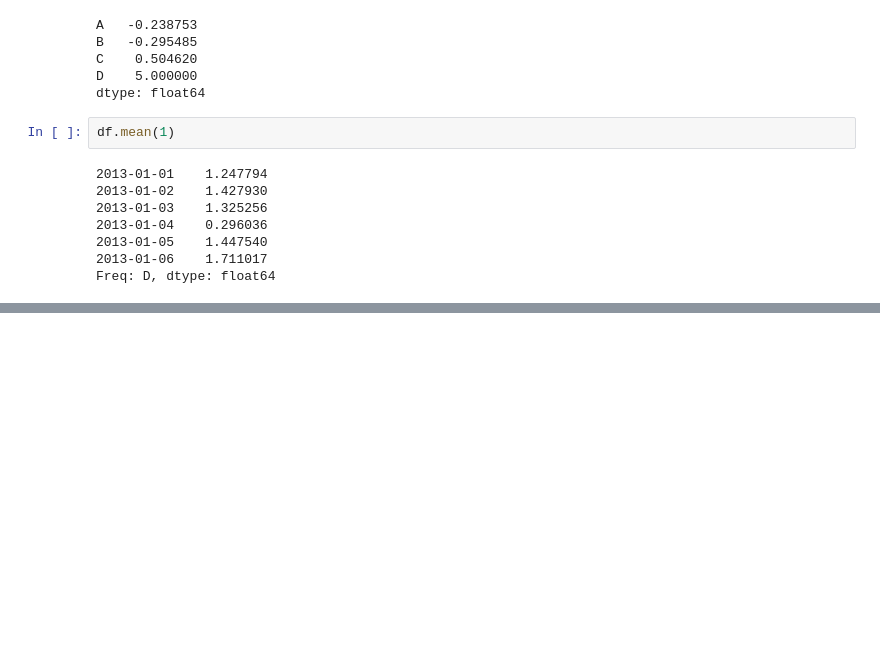
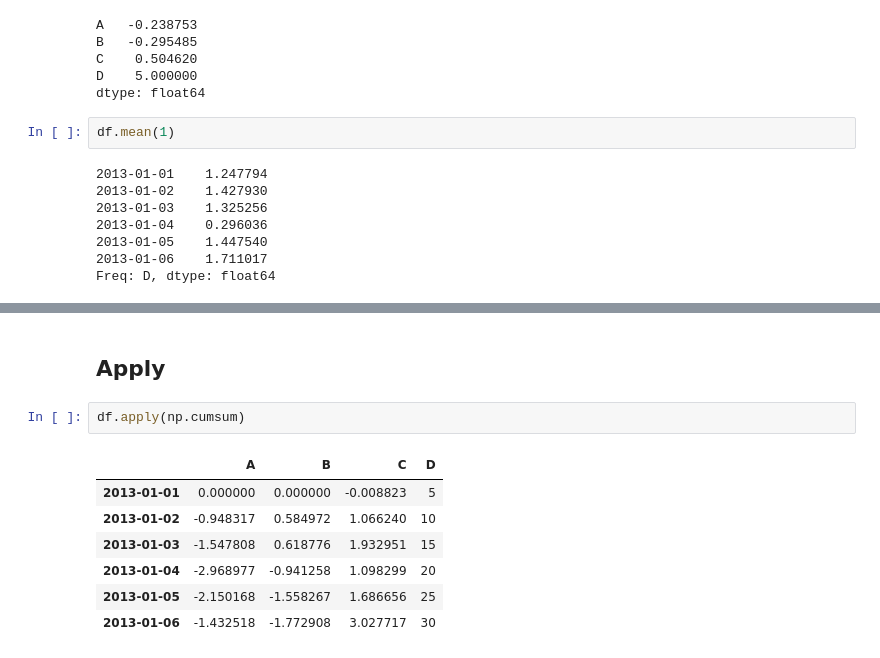
Before and after one commit to heemokyim/dsschool-study-notebook, a Jupyter notebook: 2nd-week-titanic/10min_pandas.ipynb, the cells around one changed output, grey strips where cells are left out. Drawn from its saved outputs; the diff is of its cells as text; blank space fills up the shorter version.

```diff
--- a/2nd-week-titanic/10min_pandas.ipynb
+++ b/2nd-week-titanic/10min_pandas.ipynb
@@ -387,0 +399,12 @@ Freq: D, dtype: float64
+# %% [markdown]
+## Apply
+# %%
+df.apply(np.cumsum)
+# %% [output]
+|  | A | B | C | D |
+| 2013-01-01 | 0.000000 | 0.000000 | -0.008823 | 5 |
+| 2013-01-02 | -0.948317 | 0.584972 | 1.066240 | 10 |
+| 2013-01-03 | -1.547808 | 0.618776 | 1.932951 | 15 |
+| 2013-01-04 | -2.968977 | -0.941258 | 1.098299 | 20 |
+| 2013-01-05 | -2.150168 | -1.558267 | 1.686656 | 25 |
+| 2013-01-06 | -1.432518 | -1.772908 | 3.027717 | 30 |
```
Also changed, not shown: parts of 8 cells of this notebook.
